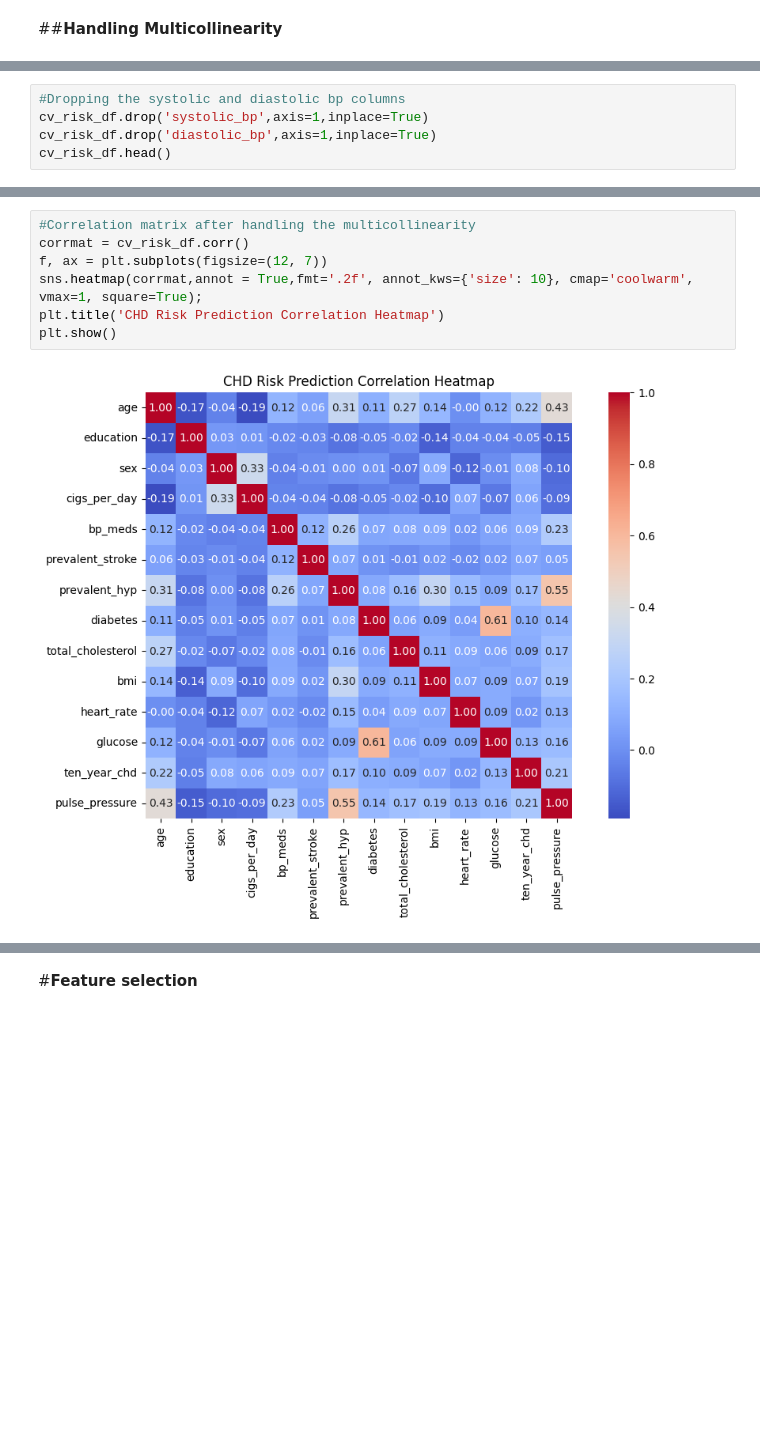
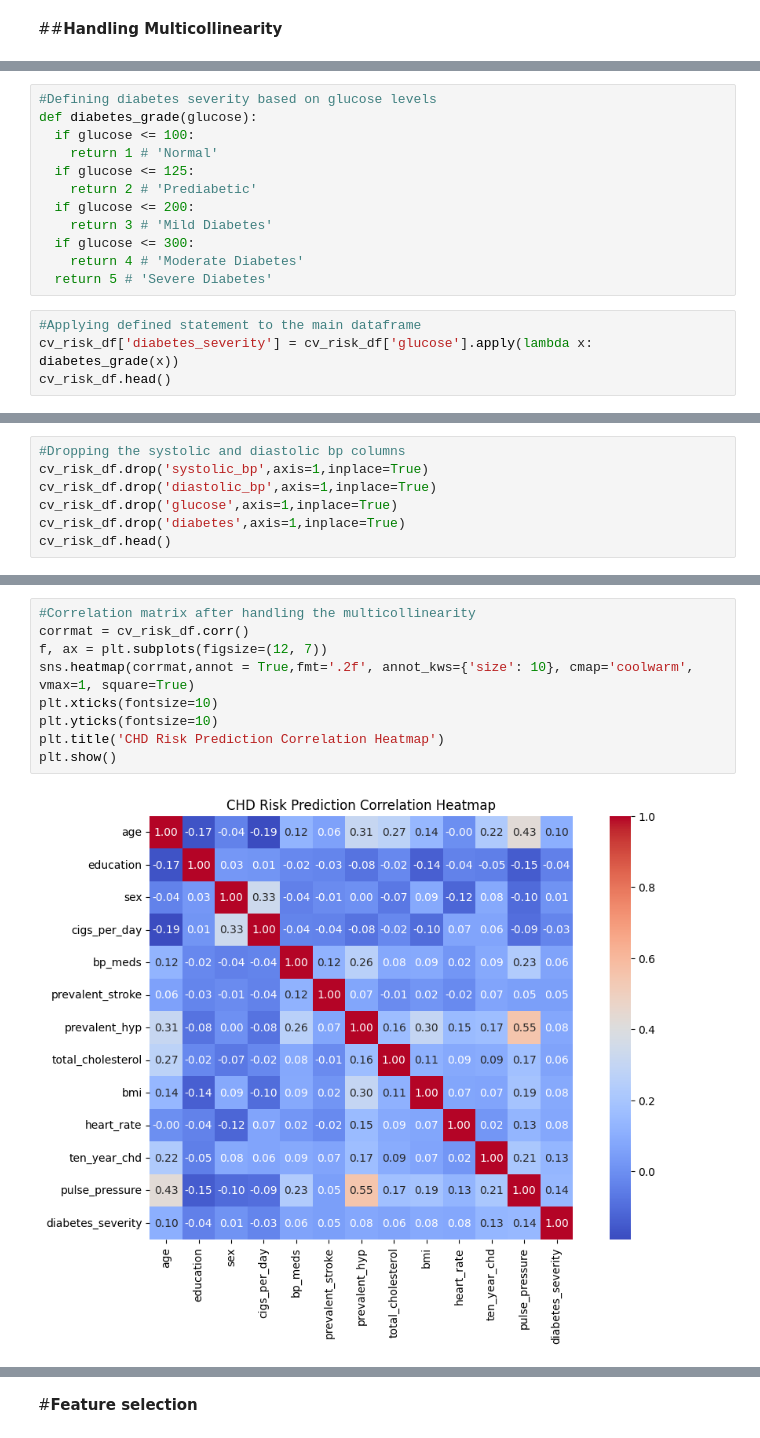
Before and after one commit to Malathy-Lata/Cardiovascular-Risk-Prediction_Classification_ML, a Jupyter notebook: S_Malathy_Lata_Cardiovascular_Risk_Prediction_Classification_ML.ipynb, the cells around one changed output, grey strips where cells are left out. Saved outputs shown, nothing was run; the diff lists cells and outputs as text; blank space fills up the shorter version.

```diff
--- a/S_Malathy_Lata_Cardiovascular_Risk_Prediction_Classification_ML.ipynb
+++ b/S_Malathy_Lata_Cardiovascular_Risk_Prediction_Classification_ML.ipynb
@@ -669,0 +781,16 @@ cv_risk_df['pulse_pressure'] = (cv_risk_df['systolic_bp']-cv_risk_df['diastolic_
+# %%
+#Defining diabetes severity based on glucose levels
+def diabetes_grade(glucose):
+  if glucose <= 100:
+    return 1 # 'Normal'
+  if glucose <= 125:
+    return 2 # 'Prediabetic'
+  if glucose <= 200:
+    return 3 # 'Mild Diabetes'
+  if glucose <= 300:
+    return 4 # 'Moderate Diabetes'
+  return 5 # 'Severe Diabetes'
+# %%
+#Applying defined statement to the main dataframe
+cv_risk_df['diabetes_severity'] = cv_risk_df['glucose'].apply(lambda x: diabetes_grade(x))
+cv_risk_df.head()
@@ -671,5 +805,7 @@ cv_risk_df['pulse_pressure'] = (cv_risk_df['systolic_bp']-cv_risk_df['diastolic_
 #Dropping the systolic and diastolic bp columns
 cv_risk_df.drop('systolic_bp',axis=1,inplace=True)
 cv_risk_df.drop('diastolic_bp',axis=1,inplace=True)
+cv_risk_df.drop('glucose',axis=1,inplace=True)
+cv_risk_df.drop('diabetes',axis=1,inplace=True)
 cv_risk_df.head()
 # %% [output]
@@ -715,9 +906,11 @@ plt.show()
 # %%
 #Correlation matrix after handling the multicollinearity
 corrmat = cv_risk_df.corr()
 f, ax = plt.subplots(figsize=(12, 7))
-sns.heatmap(corrmat,annot = True,fmt='.2f', annot_kws={'size': 10}, cmap='coolwarm', vmax=1, square=True);
+sns.heatmap(corrmat,annot = True,fmt='.2f', annot_kws={'size': 10}, cmap='coolwarm', vmax=1, square=True)
+plt.xticks(fontsize=10)
+plt.yticks(fontsize=10)
 plt.title('CHD Risk Prediction Correlation Heatmap')
 plt.show()
 # %% [output]
-[figure, old version]
+[figure, new version]
```
Also changed, not shown: parts of 167 cells of this notebook.
